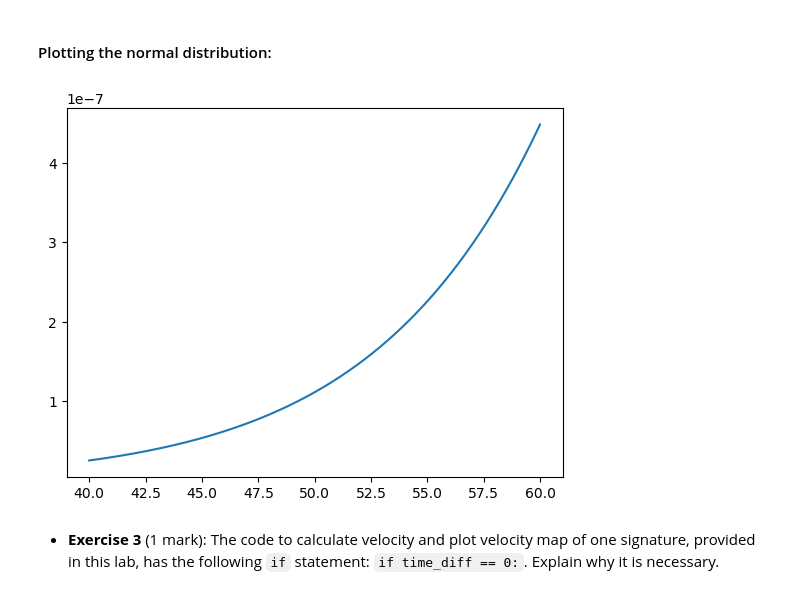
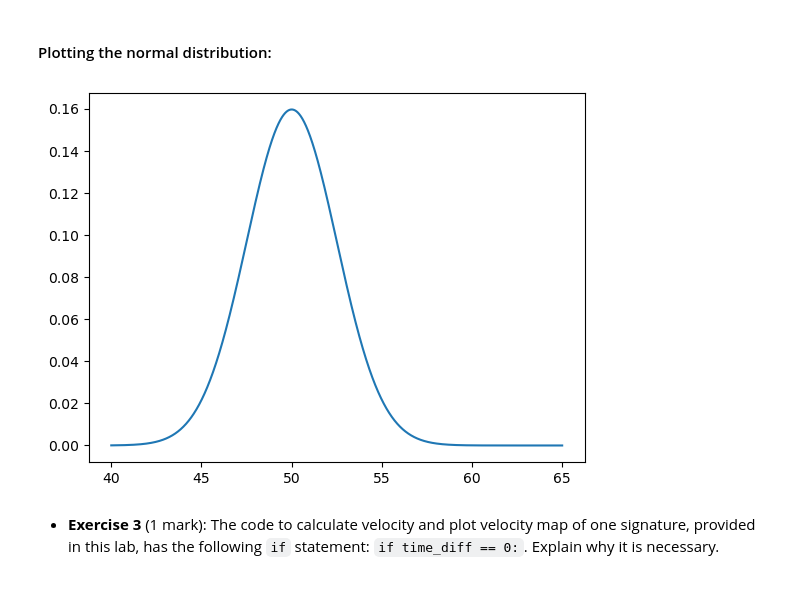
Before and after one commit to xtinatruong/encm509, a Jupyter notebook: Lab2/Lab02_2023W.ipynb, the cells around one changed output. Saved outputs shown, nothing was run; the diff lists cells and outputs as text; code cells hidden in the pictures.

```diff
--- a/Lab2/Lab02_2023W.ipynb
+++ b/Lab2/Lab02_2023W.ipynb
@@ -163,12 +161,12 @@ mean: 210.83; std: 33.41
 # %% [markdown]
 #### Plotting the normal distribution:
 # %%
-x = np.arange(40, 200, 0.01)
+x = np.arange(40, 65, 0.01)
 
 x_pdf = norm.pdf(x, loc=mu, scale=std)
 plt.plot(x, x_pdf);
 # %% [output]
-[figure, old version]
+[figure, new version]
 # %% [markdown]
 - **Exercise 3** (1 mark): The code to calculate velocity and plot velocity map of one signature, provided in this lab, has the following `if` statement: `if time_diff == 0:`. Explain why it is necessary.
 # %% [markdown]
```
Also changed, not shown: parts of 14 cells of this notebook.
